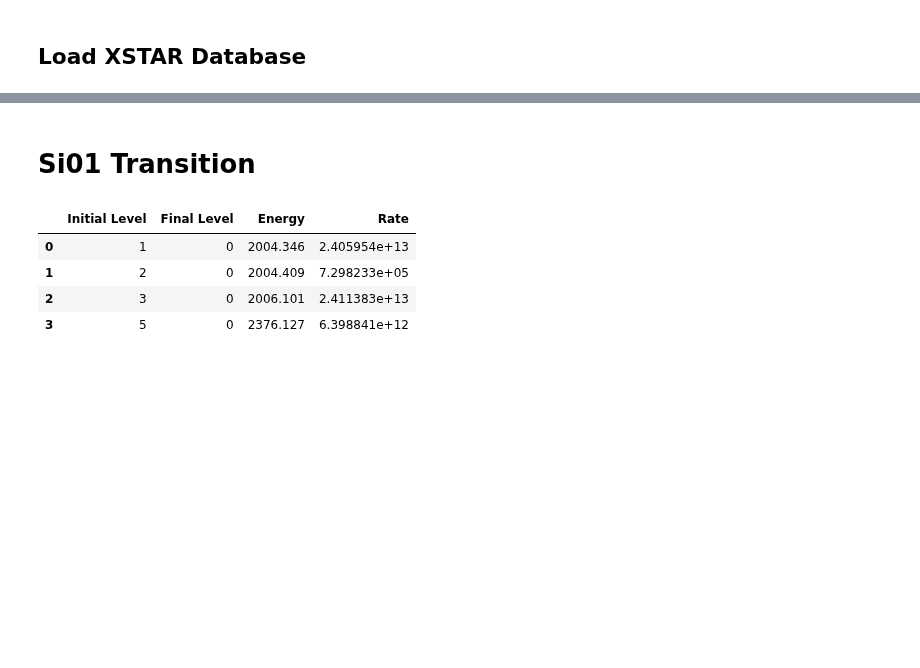
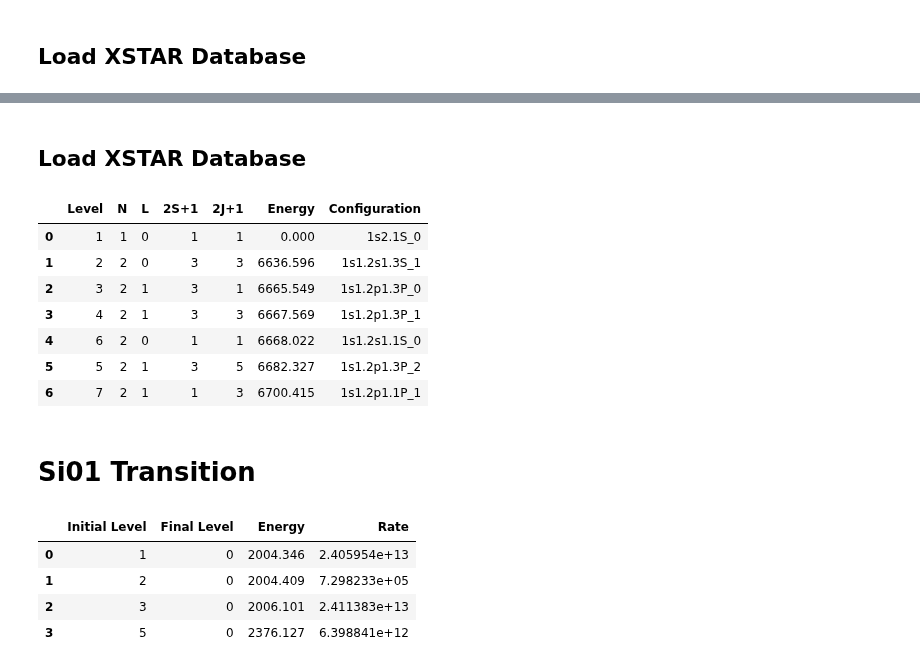
Before and after one commit to AtsushiTanimoto/AtomicDatabase, a Jupyter notebook: Code/Comparison/Comparison.ipynb, the cells around one changed output, grey strips where cells are left out. Drawn from its saved outputs; the diff is of its cells as text; code cells hidden in the pictures; blank space fills up the shorter version.

```diff
--- a/Code/Comparison/Comparison.ipynb
+++ b/Code/Comparison/Comparison.ipynb
@@ -141,3 +163,18 @@ savefig        ("/Users/tanimoto/github/AtomicDatabase/Figure/02.png")
+# %% [markdown]
+## Load XSTAR Database
+# %%
+Xstar_Fe02_Level = read_csv("/Users/tanimoto/github/AtomicDatabase/Database/Xstar/Fe/Fe02_Level.tsv",sep="\t")
+Xstar_Fe02_Level = Xstar_Fe02_Level.sort_values("Energy").reset_index().drop(columns=["Unnamed: 0", "index", "Z", "Ion", "Electron", "Potential"])
+Xstar_Fe02_Level[:7]
+# %% [output]
+|  | Level | N | L | 2S+1 | 2J+1 | Energy | Configuration |
+| 0 | 1 | 1 | 0 | 1 | 1 | 0.000 | 1s2.1S_0 |
+| 1 | 2 | 2 | 0 | 3 | 3 | 6636.596 | 1s1.2s1.3S_1 |
+| 2 | 3 | 2 | 1 | 3 | 1 | 6665.549 | 1s1.2p1.3P_0 |
+| 3 | 4 | 2 | 1 | 3 | 3 | 6667.569 | 1s1.2p1.3P_1 |
+| 4 | 6 | 2 | 0 | 1 | 1 | 6668.022 | 1s1.2s1.1S_0 |
+| 5 | 5 | 2 | 1 | 3 | 5 | 6682.327 | 1s1.2p1.3P_2 |
+| 6 | 7 | 2 | 1 | 1 | 3 | 6700.415 | 1s1.2p1.1P_1 |
 # %% [markdown]
 # Si01 Transition
 # %%
```
Also changed, not shown: parts of 13 cells of this notebook, 1 other file.
